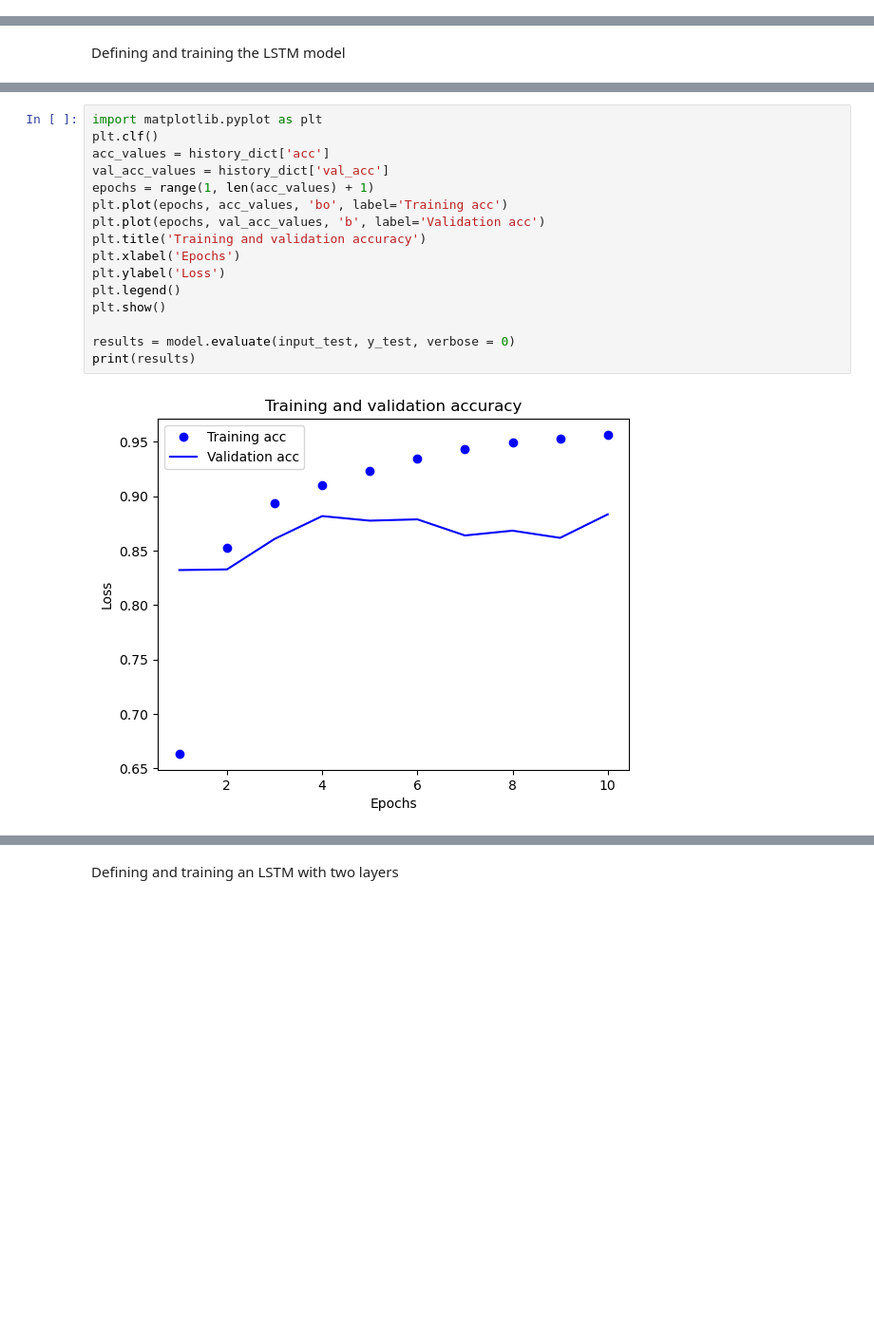
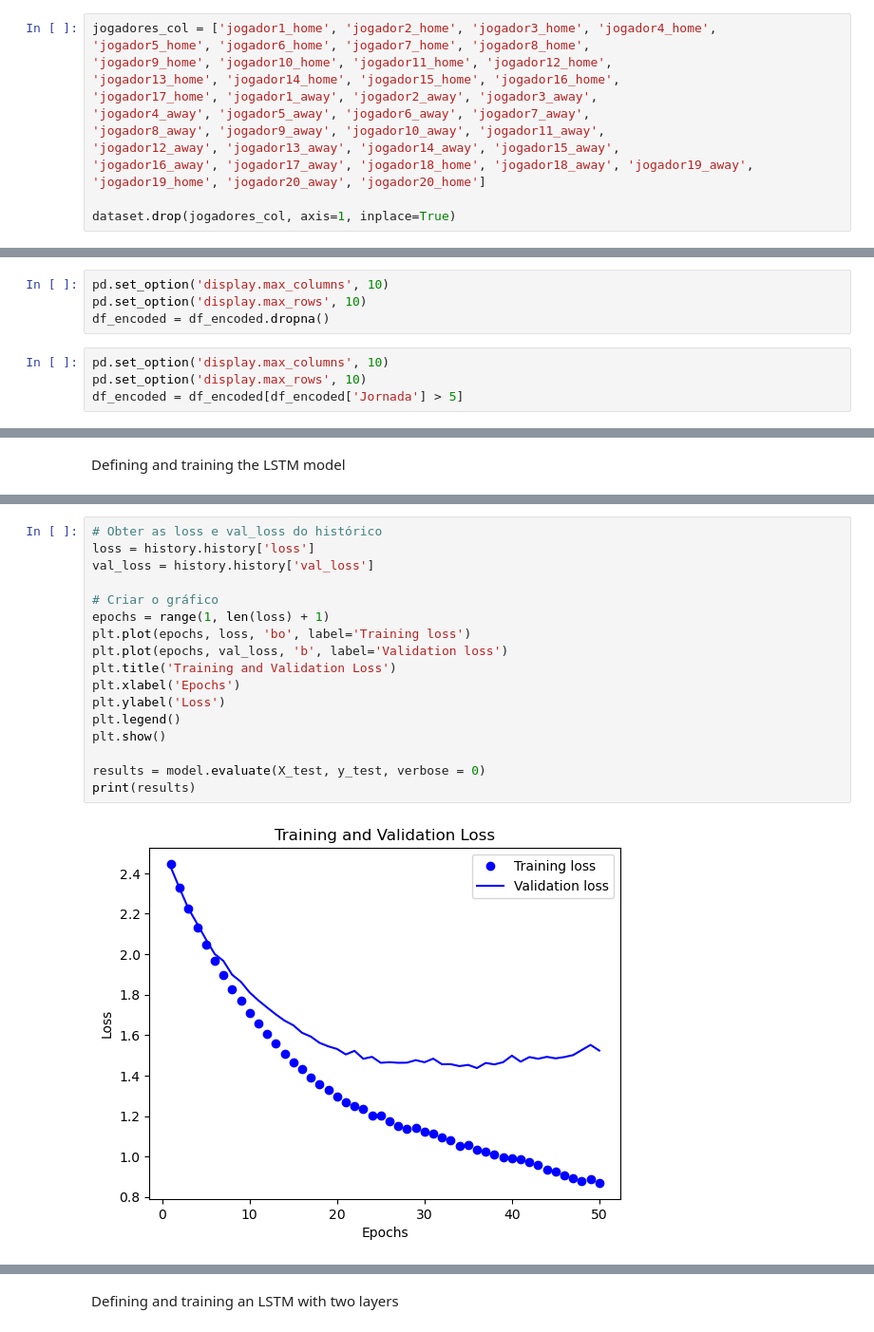
Before and after one commit to JoaoCaldas122/datamining-tp, a Jupyter notebook: LSTM/lstm_fut_portugal.ipynb, the cells around one changed output, grey strips where cells are left out. Shown: that part at 95% size. Drawn from its saved outputs; the diff is of its cells as text; blank space fills up the shorter version.

```diff
--- a/LSTM/lstm_fut_portugal.ipynb
+++ b/LSTM/lstm_fut_portugal.ipynb
@@ -28,3 +25,16 @@ x_train, y_train, x_test, y_test = train_test_split(x,y, test_size=.2, shuffle=F
+# %%
+jogadores_col = ['jogador1_home', 'jogador2_home', 'jogador3_home', 'jogador4_home',
+'jogador5_home', 'jogador6_home', 'jogador7_home', 'jogador8_home',
+'jogador9_home', 'jogador10_home', 'jogador11_home', 'jogador12_home',
+'jogador13_home', 'jogador14_home', 'jogador15_home', 'jogador16_home',
+'jogador17_home', 'jogador1_away', 'jogador2_away', 'jogador3_away',
+'jogador4_away', 'jogador5_away', 'jogador6_away', 'jogador7_away',
+'jogador8_away', 'jogador9_away', 'jogador10_away', 'jogador11_away',
+'jogador12_away', 'jogador13_away', 'jogador14_away', 'jogador15_away',
+'jogador16_away', 'jogador17_away', 'jogador18_home', 'jogador18_away', 'jogador19_away',
+'jogador19_home', 'jogador20_away', 'jogador20_home']
+
+dataset.drop(jogadores_col, axis=1, inplace=True)
 # %%
 dataset.columns
 # %% [output]
@@ -111,0 +197,8 @@ x_train
+# %%
+pd.set_option('display.max_columns', 10)
+pd.set_option('display.max_rows', 10)
+df_encoded = df_encoded.dropna()
+# %%
+pd.set_option('display.max_columns', 10)
+pd.set_option('display.max_rows', 10)
+df_encoded = df_encoded[df_encoded['Jornada'] > 5]
@@ -168,18 +314,19 @@ Epoch 10/10
 # %%
-import matplotlib.pyplot as plt
-plt.clf()
-acc_values = history_dict['acc']
-val_acc_values = history_dict['val_acc']
-epochs = range(1, len(acc_values) + 1)
-plt.plot(epochs, acc_values, 'bo', label='Training acc')
-plt.plot(epochs, val_acc_values, 'b', label='Validation acc')
-plt.title('Training and validation accuracy')
+# Obter as loss e val_loss do histórico
+loss = history.history['loss']
+val_loss = history.history['val_loss']
+
+# Criar o gráfico
+epochs = range(1, len(loss) + 1)
+plt.plot(epochs, loss, 'bo', label='Training loss')
+plt.plot(epochs, val_loss, 'b', label='Validation loss')
+plt.title('Training and Validation Loss')
 plt.xlabel('Epochs')
 plt.ylabel('Loss')
 plt.legend()
 plt.show()
 
-results = model.evaluate(input_test, y_test, verbose = 0)
+results = model.evaluate(X_test, y_test, verbose = 0)
 print(results)
 # %% [output]
-[figure, old version]
+[figure, new version]
```
Also changed, not shown: parts of 13 cells of this notebook, 1 other file.
